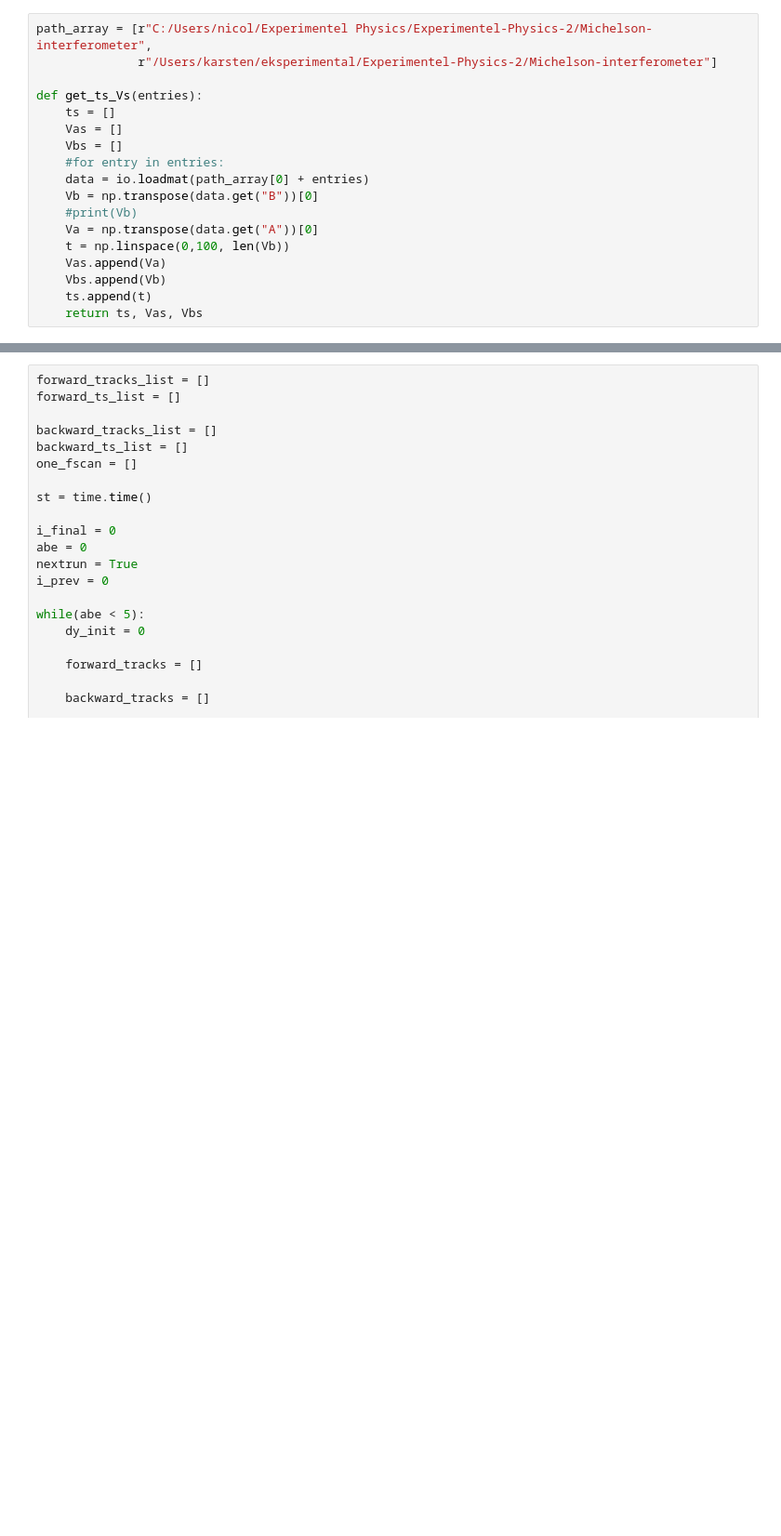
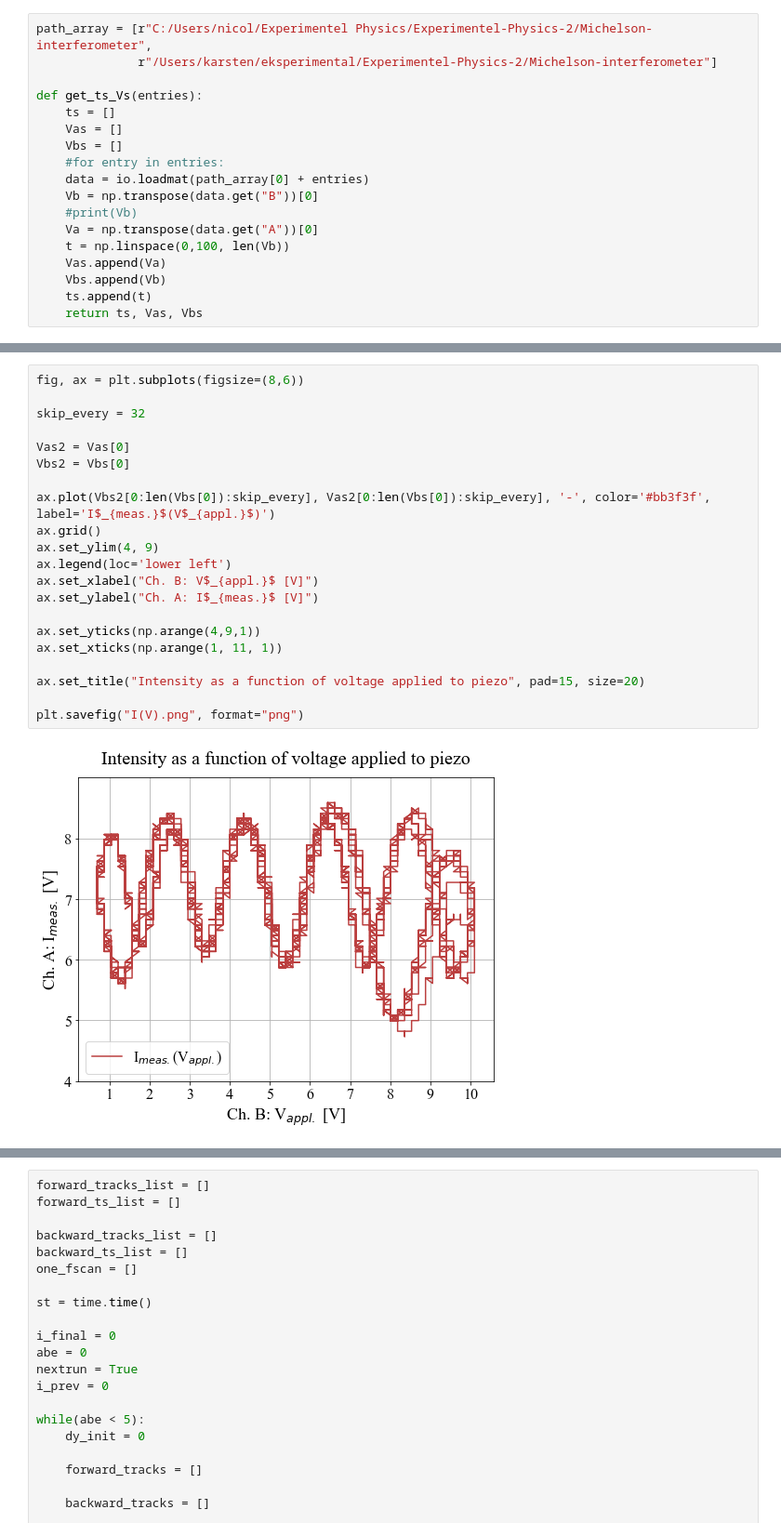
Before and after one commit to Neub28/Experimentel-Physics-2, a Jupyter notebook: Michelson-interferometer/Nicolai/Databehandling dag 1.ipynb, the cells around one changed output, grey strips where cells are left out. Shown at 93% size. Drawn from its saved outputs; the diff is of its cells as text; blank space fills up the shorter version.

```diff
--- a/Michelson-interferometer/Nicolai/Databehandling dag 1.ipynb
+++ b/Michelson-interferometer/Nicolai/Databehandling dag 1.ipynb
@@ -106,0 +142,23 @@ ts, Vas, Vbs = get_ts_Vs(r"/DataDay1.mat")
+# %%
+fig, ax = plt.subplots(figsize=(8,6))
+
+skip_every = 32
+
+Vas2 = Vas[0]
+Vbs2 = Vbs[0]
+
+ax.plot(Vbs2[0:len(Vbs[0]):skip_every], Vas2[0:len(Vbs[0]):skip_every], '-', color='#bb3f3f', label='I$_{meas.}$(V$_{appl.}$)')
+ax.grid()
+ax.set_ylim(4, 9)
+ax.legend(loc='lower left')
+ax.set_xlabel("Ch. B: V$_{appl.}$ [V]")
+ax.set_ylabel("Ch. A: I$_{meas.}$ [V]")
+
+ax.set_yticks(np.arange(4,9,1))
+ax.set_xticks(np.arange(1, 11, 1))
+
+ax.set_title("Intensity as a function of voltage applied to piezo", pad=15, size=20)
+
+plt.savefig("I(V).png", format="png")
+# %% [output]
+[figure, added]
```
Also changed, not shown: parts of 5 cells of this notebook, 4 other files.
